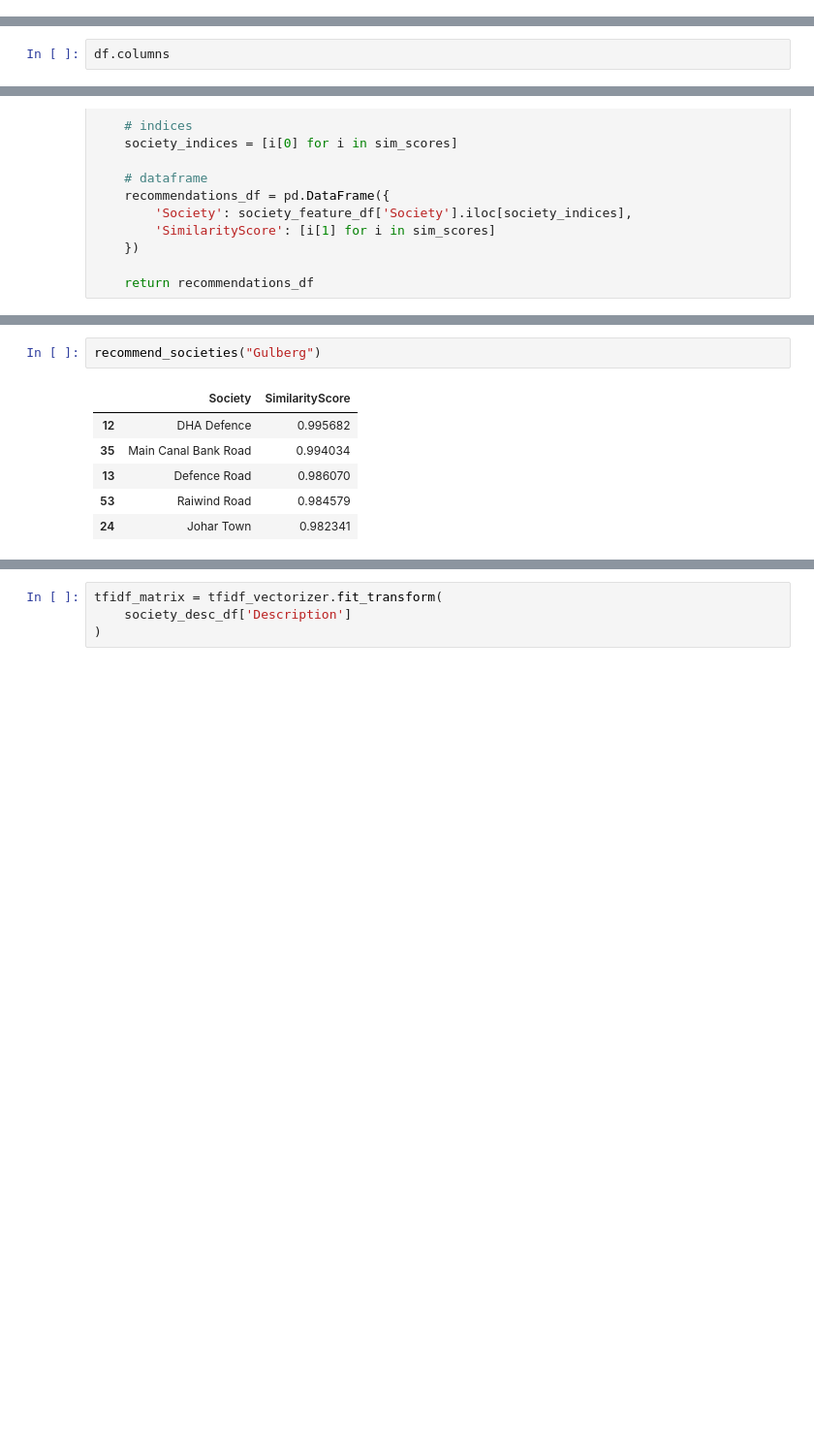
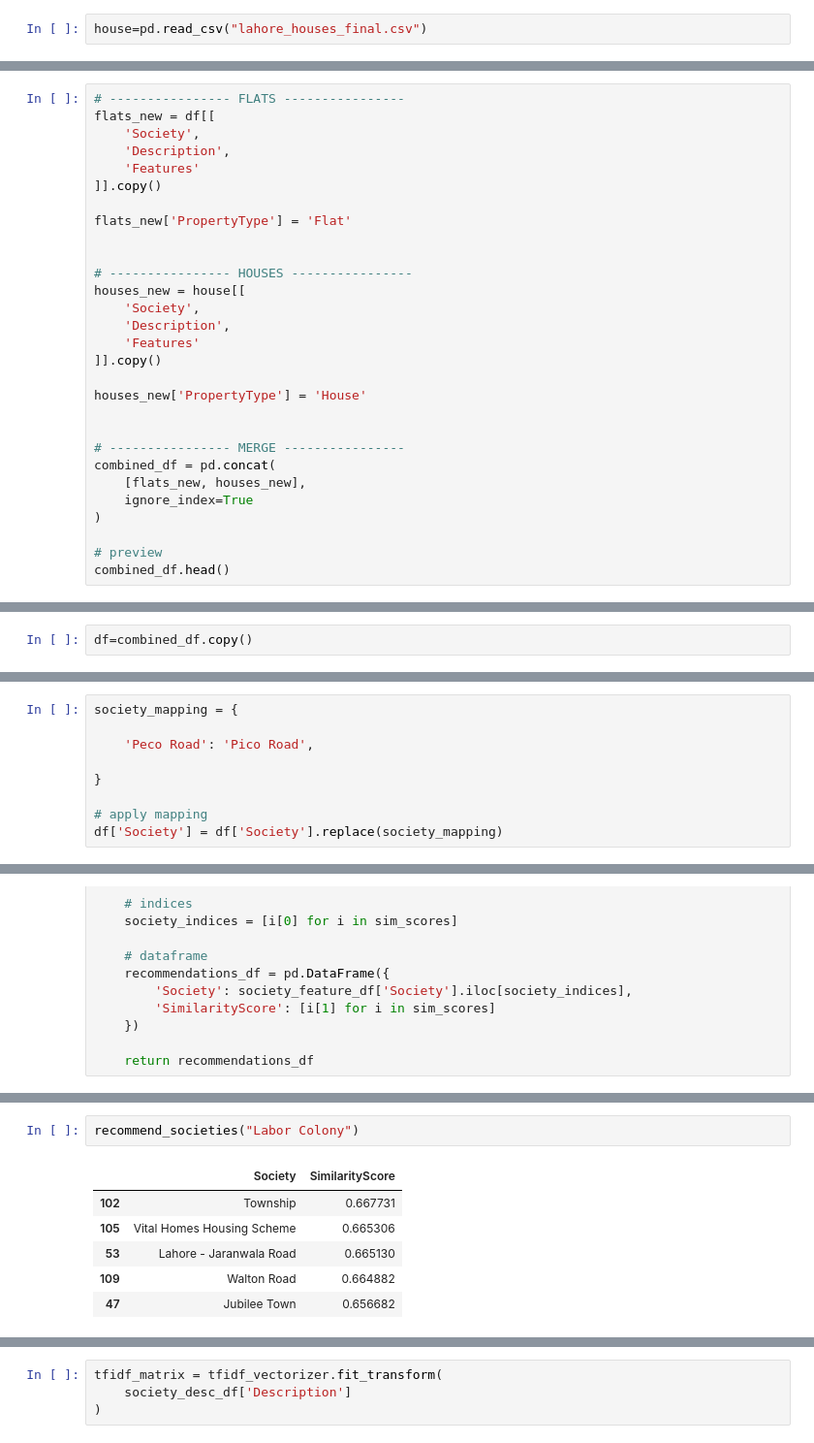
Before and after one commit to zeeshanAhmed2798/real-estate-intelligence-sys, a Jupyter notebook: Data Cleaning/recomender_system.ipynb, the cells around one changed output, grey strips where cells are left out. Shown at 97% size. Saved outputs shown, nothing was run; the diff lists cells and outputs as text; blank space fills up the shorter version.

Commit message:
Complete feature-based recommendation system for real estate societies

```diff
--- a/Data Cleaning/recomender_system.ipynb
+++ b/Data Cleaning/recomender_system.ipynb
@@ -7,3 +7,5 @@ from sklearn.feature_extraction.text import TfidfVectorizer
 from sklearn.metrics.pairwise import cosine_similarity
 # %%
 df=pd.read_csv("lahore_flats_final.csv")
+# %%
+house=pd.read_csv("lahore_houses_final.csv")
@@ -9,0 +32,29 @@ df=pd.read_csv("lahore_flats_final.csv")
+# %%
+# ---------------- FLATS ----------------
+flats_new = df[[
+    'Society',
+    'Description',
+    'Features'
+]].copy()
+
+flats_new['PropertyType'] = 'Flat'
+
+
+# ---------------- HOUSES ----------------
+houses_new = house[[
+    'Society',
+    'Description',
+    'Features'
+]].copy()
+
+houses_new['PropertyType'] = 'House'
+
+
+# ---------------- MERGE ----------------
+combined_df = pd.concat(
+    [flats_new, houses_new],
+    ignore_index=True
+)
+
+# preview
+combined_df.head()
@@ -10,2 +68,2 @@ df=pd.read_csv("lahore_flats_final.csv")
 # %%
-df.columns
+df=combined_df.copy()
@@ -111,3 +175,12 @@ Name: count, Length: 1144, dtype: int64
+# %%
+society_mapping = {
+
+    'Peco Road': 'Pico Road',
+
+}
+
+# apply mapping
+df['Society'] = df['Society'].replace(society_mapping)
 # %%
 society_feature_df = df.groupby('Society').agg({
     'clean_features': ' '.join
@@ -211,13 +280,13 @@ society_feature_df['Society'].sample(10)
 Name: Society, dtype: object
 # %%
-recommend_societies("Gulberg")
+recommend_societies("Labor Colony")
 # %% [output]
 |  | Society | SimilarityScore |
-| 12 | DHA Defence | 0.995682 |
-| 35 | Main Canal Bank Road | 0.994034 |
-| 13 | Defence Road | 0.986070 |
-| 53 | Raiwind Road | 0.984579 |
-| 24 | Johar Town | 0.982341 |
+| 102 | Township | 0.667731 |
+| 105 | Vital Homes Housing Scheme | 0.665306 |
+| 53 | Lahore - Jaranwala Road | 0.665130 |
+| 109 | Walton Road | 0.664882 |
+| 47 | Jubilee Town | 0.656682 |
 # %%
 df['Description']
 # %% [output]
```
Also changed, not shown: parts of 19 cells of this notebook.
